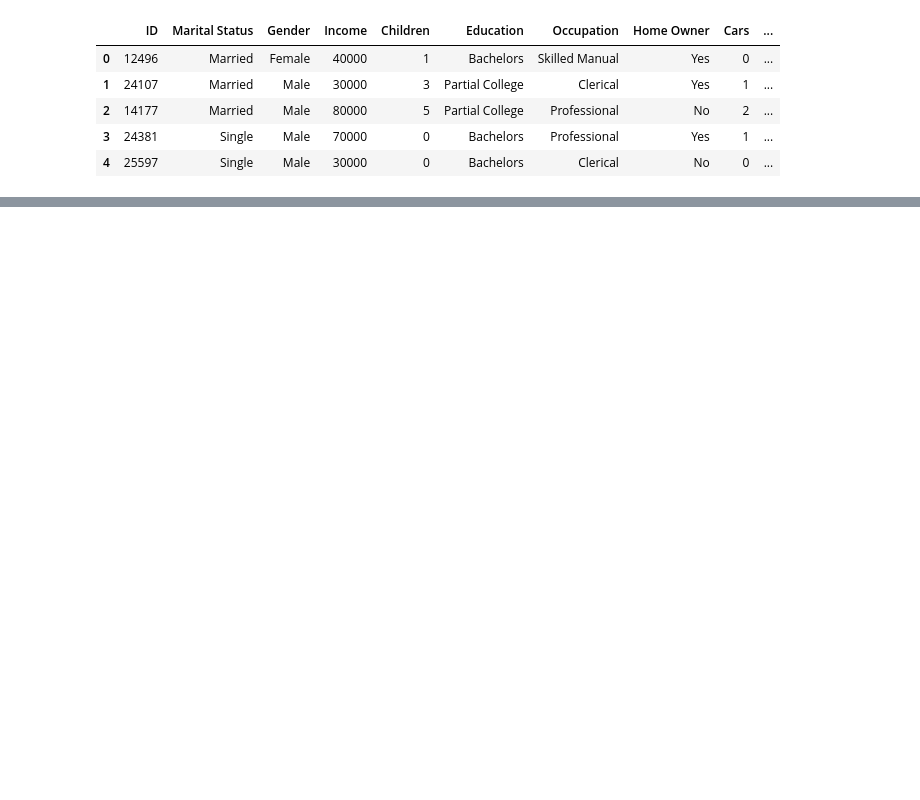
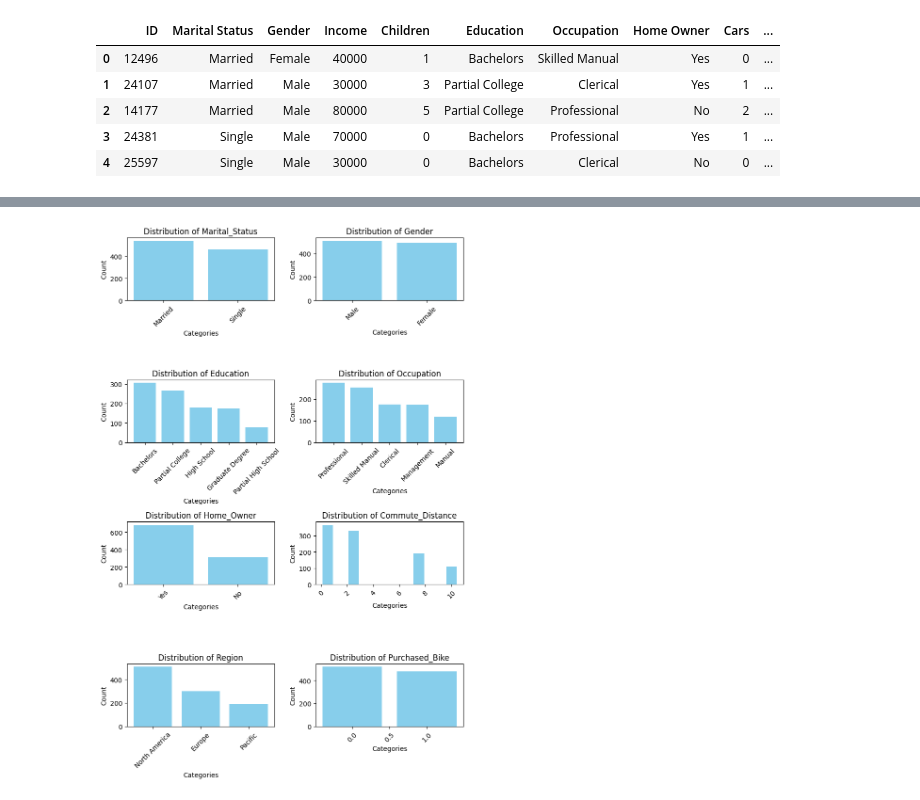
Before and after one commit to MahendraC17/Hypothesis-Testing-for-Bicycle-Market-Insights, a Jupyter notebook: hypothesis_testing.ipynb, the cells around one changed output, grey strips where cells are left out. Drawn from its saved outputs; the diff is of its cells as text; code cells hidden in the pictures; blank space fills up the shorter version.

```diff
--- a/hypothesis_testing.ipynb
+++ b/hypothesis_testing.ipynb
@@ -13,0 +47,12 @@ df.head()
+# %%
+columns = ['ID', 'Marital_Status', 'Gender', 'Income', 'Children', 'Education',
+       'Occupation', 'Home_Owner', 'Cars', 'Commute_Distance', 'Region', 'Age',
+       'Purchased_Bike']
+df.columns = columns
+# %%
+categorical_features = ['Marital_Status', 'Gender', 'Education',
+       'Occupation', 'Home_Owner', 'Commute_Distance', 'Region','Purchased_Bike']
+
+for i in categorical_features:
+    print(i)
+    print(df[i].unique())
@@ -13,0 +77,6 @@ df.head()
+# %%
+commute_map = {'0-1 Miles':0.5, '2-5 Miles':2.5, '5-10 Miles':7.5, '1-2 Miles':2.5, '10+ Miles':10.0}
+df['Commute_Distance'] = [commute_map[miles] for miles in df['Commute_Distance']]
+
+df['Purchased_Bike'] = df['Purchased_Bike'].replace({'Yes': 1, 'No': 0})
+df
@@ -13,0 +100,20 @@ df.head()
+# %%
+fig, axes = plt.subplots(4, 2, figsize=(8, 12))
+axes = axes.flatten()  # Flatten the 2D array of subplots for easier indexing
+
+# Loop through each categorical feature and plot
+for i, feature in enumerate(categorical_features):
+    # Calculate value counts
+    category_counts = df[feature].value_counts()
+
+    # Plot the bar plot
+    axes[i].bar(category_counts.index, category_counts.values, color='skyblue')
+    axes[i].set_xlabel('Categories')
+    axes[i].set_ylabel('Count')
+    axes[i].set_title(f'Distribution of {feature}')
+    axes[i].tick_params(axis='x', rotation=45)  # Rotate x-axis labels for better visibility
+
+plt.tight_layout()
+plt.show()
+# %% [output]
+[figure, added]
```
Also changed, not shown: parts of 10 cells of this notebook.
